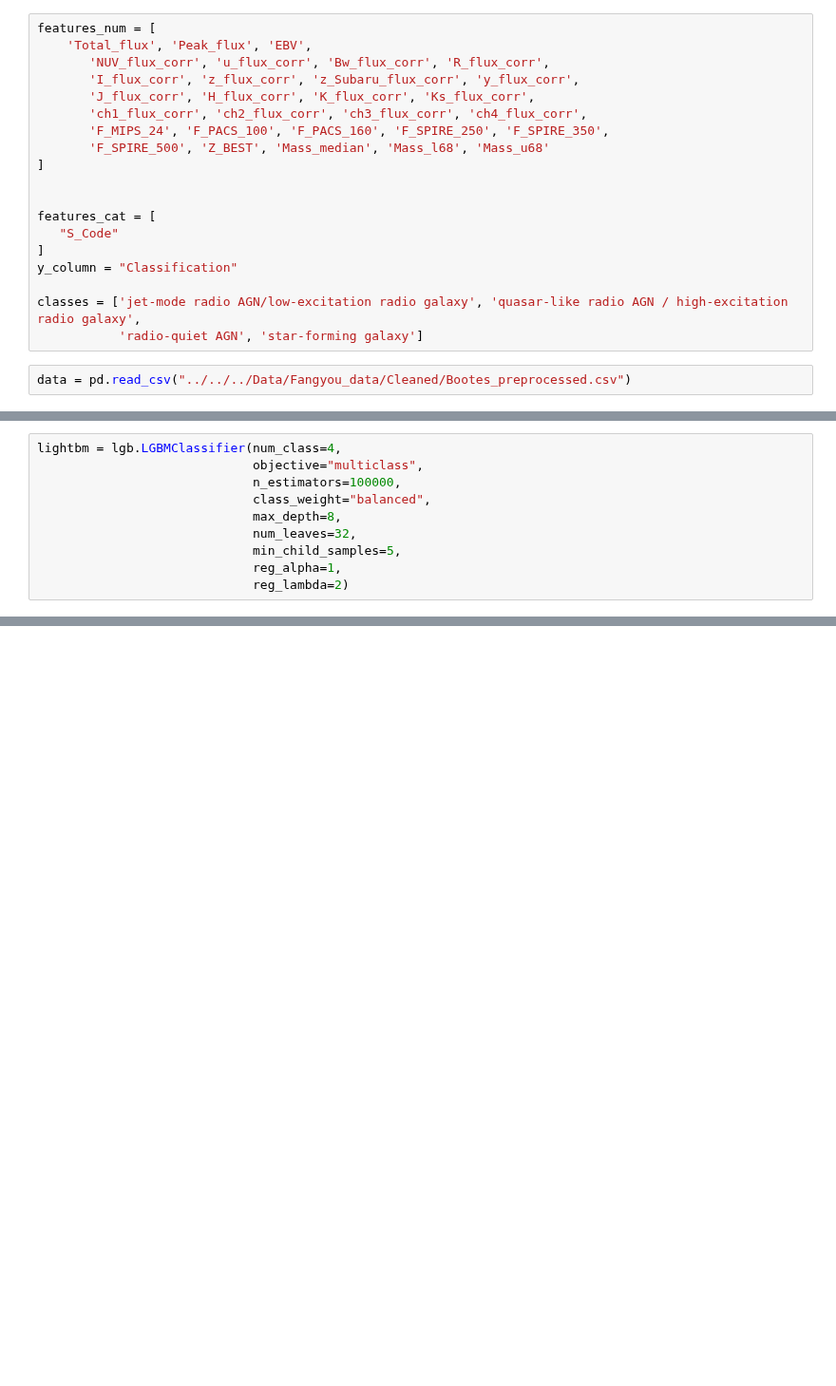
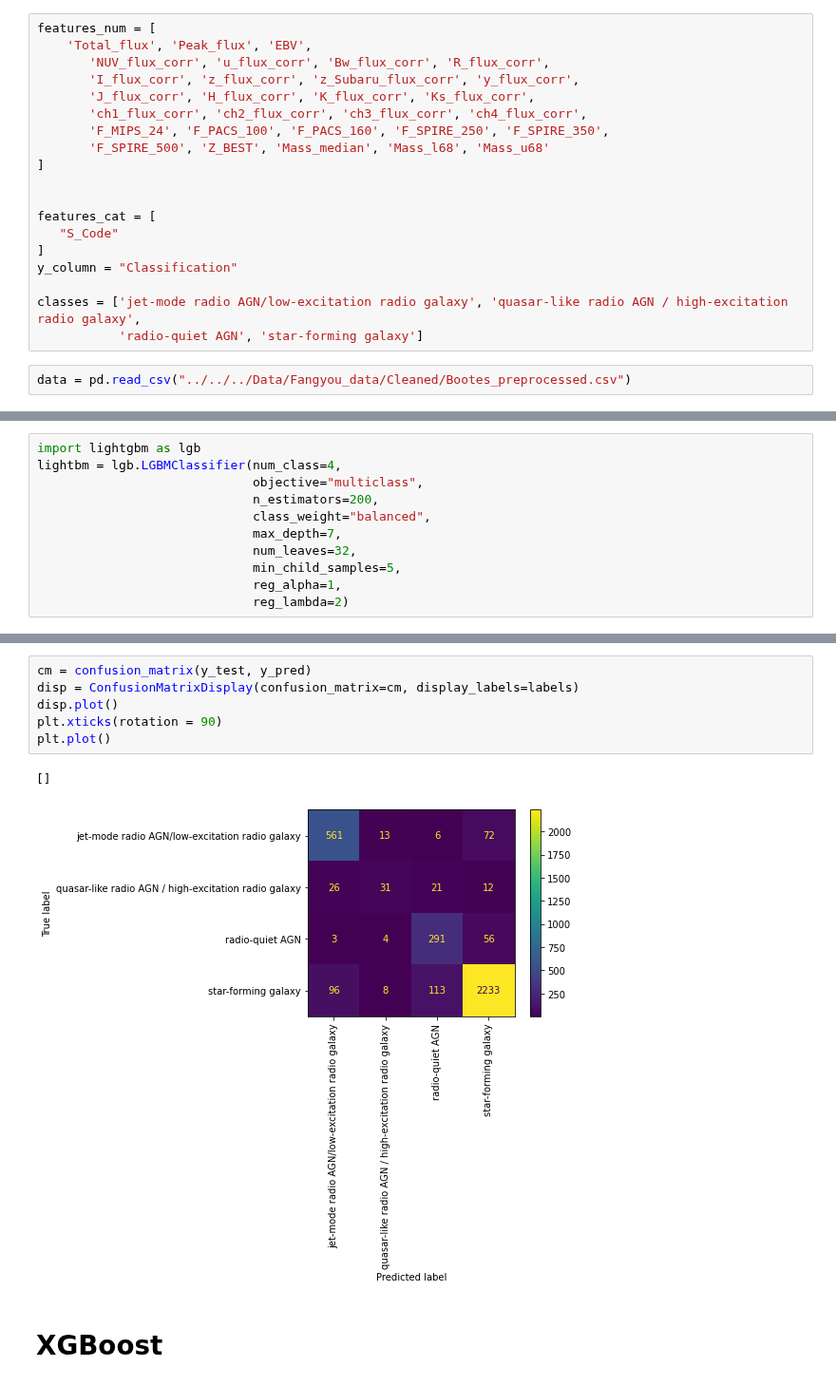
Before and after one commit to jespertjee/LOFAR_ML, a Jupyter notebook: Supervised/Fangyou/Preprocessed_data/Classification_Bootes.ipynb, the cells around one changed output, grey strips where cells are left out. Shown at 95% size. Cells and saved outputs as stored; diff of their text form; blank space fills up the shorter version.

```diff
--- a/Supervised/Fangyou/Preprocessed_data/Classification_Bootes.ipynb
+++ b/Supervised/Fangyou/Preprocessed_data/Classification_Bootes.ipynb
@@ -140,9 +143,10 @@ quasar-like radio AGN / high-excitation radio galaxy     0.5000    0.1026    0.1
 # %%
+import lightgbm as lgb
 lightbm = lgb.LGBMClassifier(num_class=4,
                              objective="multiclass",
-                             n_estimators=100000,
+                             n_estimators=200,
                              class_weight="balanced",
-                             max_depth=8,
+                             max_depth=7,
                              num_leaves=32,
                              min_child_samples=5,
                              reg_alpha=1,
@@ -172,0 +180,11 @@ quasar-like radio AGN / high-excitation radio galaxy     0.5152    0.4359    0.4
+# %%
+cm = confusion_matrix(y_test, y_pred)
+disp = ConfusionMatrixDisplay(confusion_matrix=cm, display_labels=labels)
+disp.plot()
+plt.xticks(rotation = 90)
+plt.plot()
+# %% [output]
+[]
+[figure, added]
+# %% [markdown]
+# XGBoost
```
Also changed, not shown: parts of 41 cells of this notebook, 1 other file.
